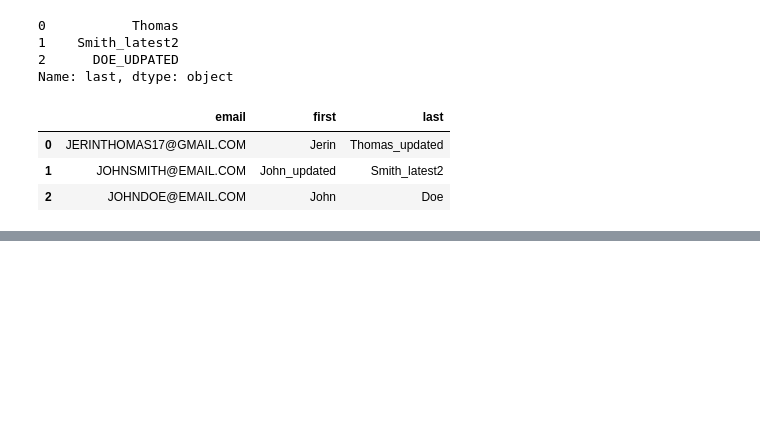
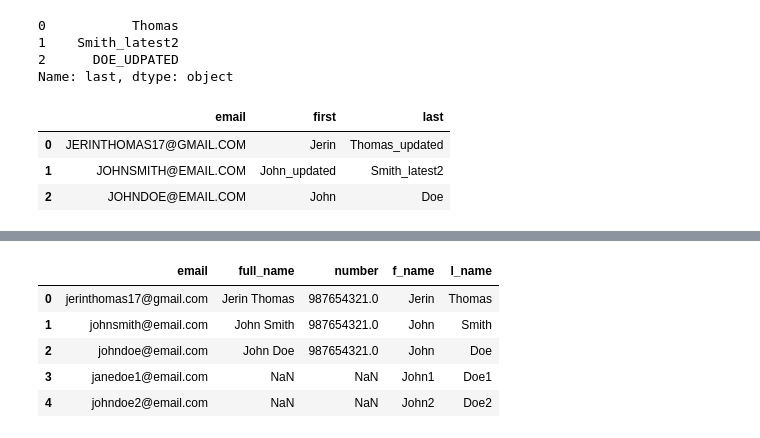
Before and after one commit to jerin17/numpy-pandas, a Jupyter notebook: snippets.ipynb, the cells around one changed output, grey strips where cells are left out. Cells and saved outputs as stored; diff of their text form; code cells hidden in the pictures; blank space fills up the shorter version.

```diff
--- a/snippets.ipynb
+++ b/snippets.ipynb
@@ -382,0 +496,11 @@ df2
+# %%
+# removing rows
+df.drop(index=4)
+df
+# %% [output]
+|  | email | full_name | number | f_name | l_name |
+| 0 | jerinthomas17@gmail.com | Jerin Thomas | 987654321.0 | Jerin | Thomas |
+| 1 | johnsmith@email.com | John Smith | 987654321.0 | John | Smith |
+| 2 | johndoe@email.com | John Doe | 987654321.0 | John | Doe |
+| 3 | janedoe1@email.com | NaN | NaN | John1 | Doe1 |
+| 4 | johndoe2@email.com | NaN | NaN | John2 | Doe2 |
```
Also changed, not shown: parts of 74 cells of this notebook, 2 other files.
